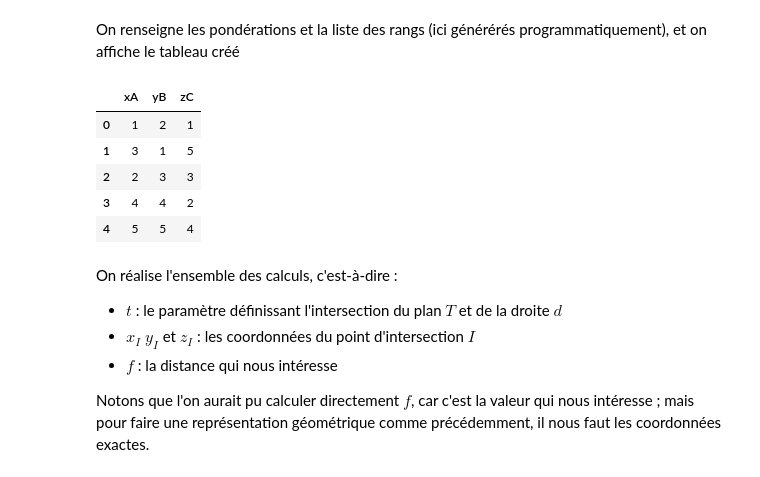
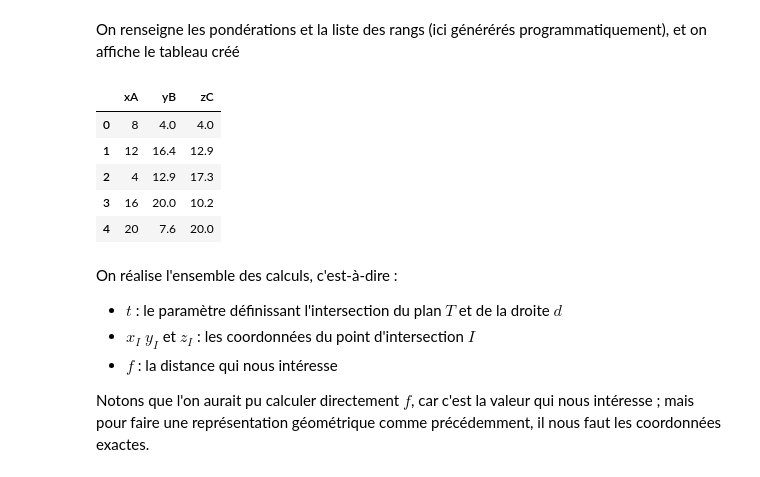
Before and after one commit to Silloky/Grand-Oral, a Jupyter notebook: Aggregation de rangs/Notebook.ipynb, the cells around one changed output. Cells and saved outputs as stored; diff of their text form; code cells hidden in the pictures.

```diff
--- a/Aggregation de rangs/Notebook.ipynb
+++ b/Aggregation de rangs/Notebook.ipynb
@@ -238,25 +238,27 @@ On renseigne les pondérations et la liste des rangs (ici générérés programm
 # %%
 # Définition des pondérations de chaque classement
 pond = {
-    'A': 0.4,
+    'A': 0.6,
     'B': 0.3,
-    'C': 0.3
+    'C': 0.1
 }
 
-# Génération de 20 rangs
-rangs = np.array([[i, (i + 1) % 20 + 1, (i + 2) % 20 + 1] for i in range(1, 21)])
-rangs = [[1, 2, 1], [3, 1, 5], [2, 3, 3], [4, 4, 2], [5, 5, 4]]
+# # Génération de 20 rangs
+# rangs = np.array([[i, (i + 1) % 20 + 1, (i + 2) % 20 + 1] for i in range(1, 21)])
+# rangs = [[1, 2, 1], [3, 1, 5], [2, 3, 3], [4, 4, 2], [5, 5, 4]]
+
+scores = [[8, 4, 4], [12, 16.4, 12.9], [4, 12.9, 17.3], [16, 20, 10.2], [20, 7.6, 20]]
 
 # Conversion en tableau pandas
-df = pd.DataFrame(rangs, columns=[['x','y','z'][list(dict.keys(pond)).index(label)] + label for label in list(dict.keys(pond))])
+df = pd.DataFrame(scores, columns=[['x','y','z'][list(dict.keys(pond)).index(label)] + label for label in list(dict.keys(pond))])
 df
 # %% [output]
 |  | xA | yB | zC |
-| 0 | 1 | 2 | 1 |
-| 1 | 3 | 1 | 5 |
-| 2 | 2 | 3 | 3 |
-| 3 | 4 | 4 | 2 |
-| 4 | 5 | 5 | 4 |
+| 0 | 8 | 4.0 | 4.0 |
+| 1 | 12 | 16.4 | 12.9 |
+| 2 | 4 | 12.9 | 17.3 |
+| 3 | 16 | 20.0 | 10.2 |
+| 4 | 20 | 7.6 | 20.0 |
 # %% [markdown]
 On réalise l'ensemble des calculs, c'est-à-dire :
 * $t$ : le paramètre définissant l'intersection du plan $T$ et de la droite $d$
```
Also changed, not shown: parts of 6 cells of this notebook, 6 other files.
